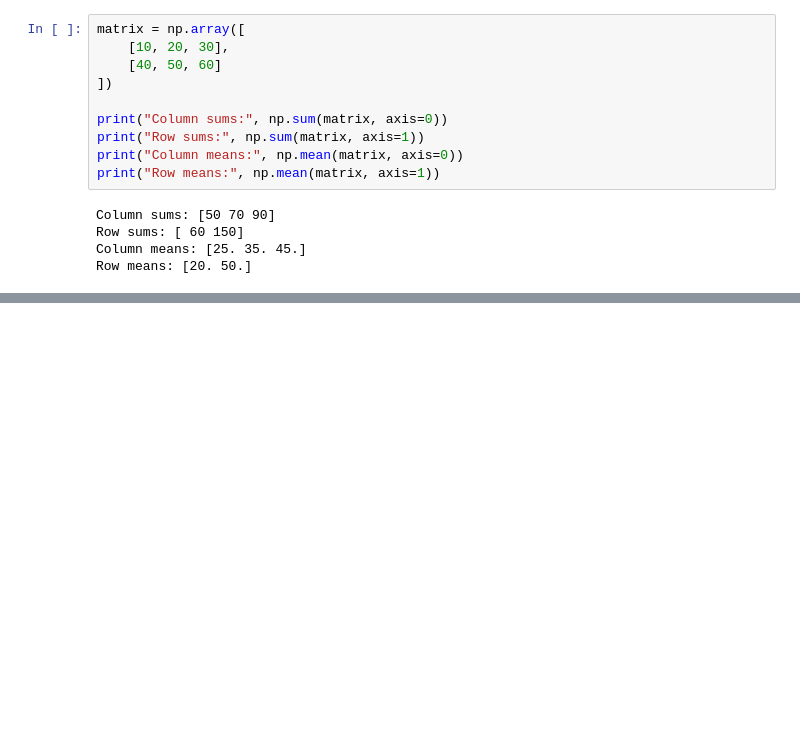
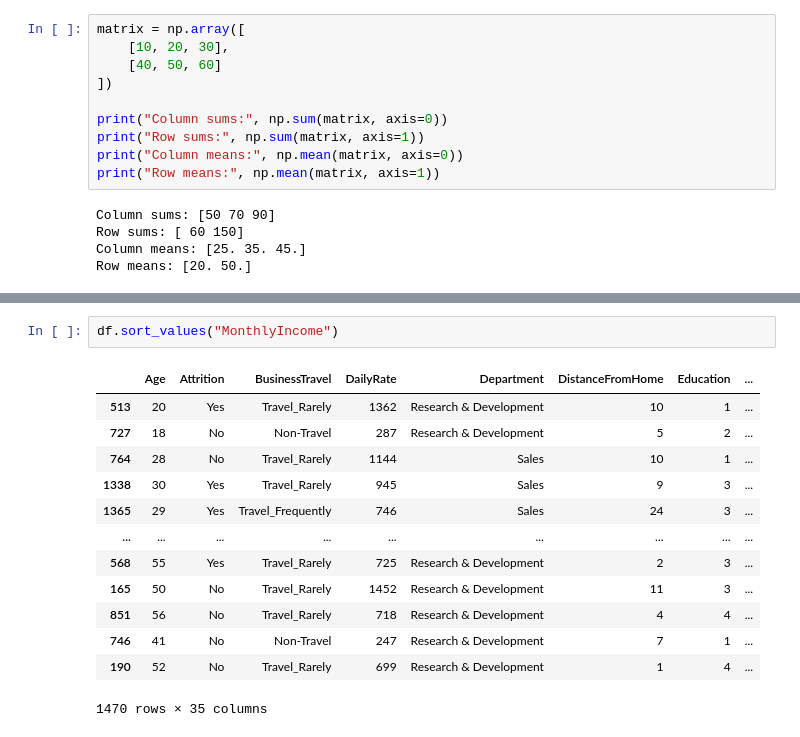
Before and after one commit to Prad3025/employee-attrition-ml, a Jupyter notebook: notebooks/01_business_and_data_understanding.ipynb, the cells around one changed output, grey strips where cells are left out. Saved outputs shown, nothing was run; the diff lists cells and outputs as text; blank space fills up the shorter version.

```diff
--- a/notebooks/01_business_and_data_understanding.ipynb
+++ b/notebooks/01_business_and_data_understanding.ipynb
@@ -318,0 +488,16 @@ Row means: [20. 50.]
+# %%
+df.sort_values("MonthlyIncome")
+# %% [output]
+|  | Age | Attrition | BusinessTravel | DailyRate | Department | DistanceFromHome | Education | ... |
+| 513 | 20 | Yes | Travel_Rarely | 1362 | Research & Development | 10 | 1 | ... |
+| 727 | 18 | No | Non-Travel | 287 | Research & Development | 5 | 2 | ... |
+| 764 | 28 | No | Travel_Rarely | 1144 | Sales | 10 | 1 | ... |
+| 1338 | 30 | Yes | Travel_Rarely | 945 | Sales | 9 | 3 | ... |
+| 1365 | 29 | Yes | Travel_Frequently | 746 | Sales | 24 | 3 | ... |
+| ... | ... | ... | ... | ... | ... | ... | ... | ... |
+| 568 | 55 | Yes | Travel_Rarely | 725 | Research & Development | 2 | 3 | ... |
+| 165 | 50 | No | Travel_Rarely | 1452 | Research & Development | 11 | 3 | ... |
+| 851 | 56 | No | Travel_Rarely | 718 | Research & Development | 4 | 4 | ... |
+| 746 | 41 | No | Non-Travel | 247 | Research & Development | 7 | 1 | ... |
+| 190 | 52 | No | Travel_Rarely | 699 | Research & Development | 1 | 4 | ... |
+1470 rows × 35 columns
```
Also changed, not shown: parts of 14 cells of this notebook.
